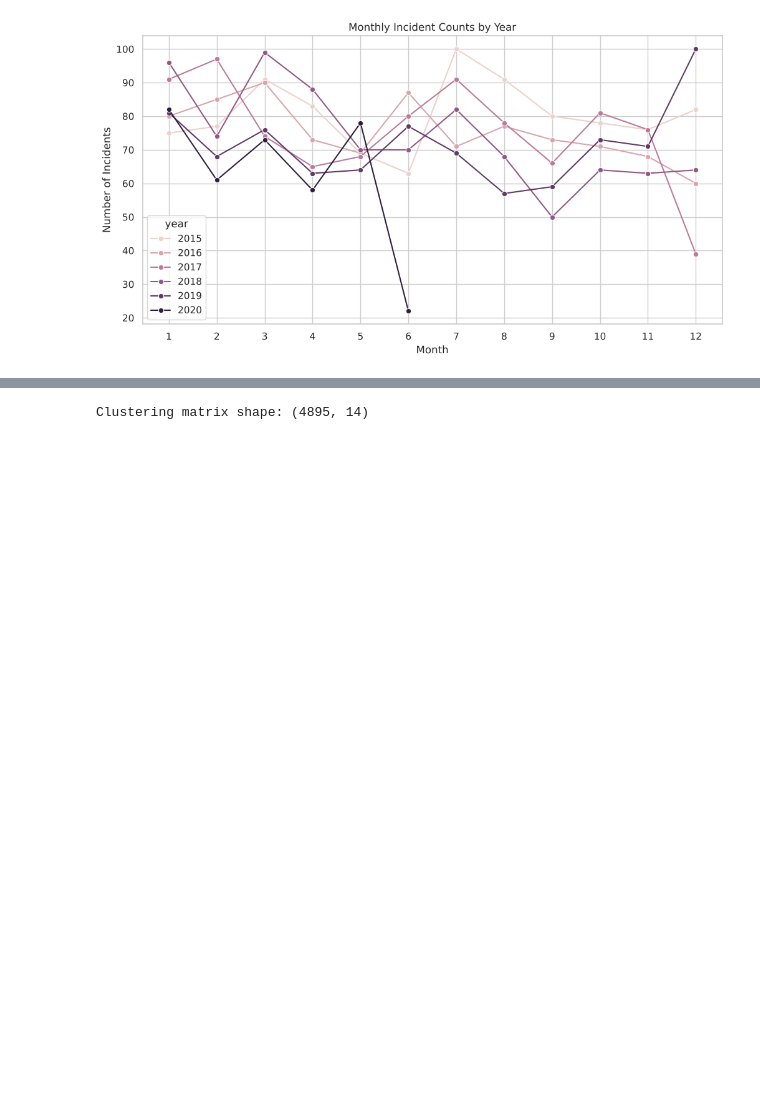
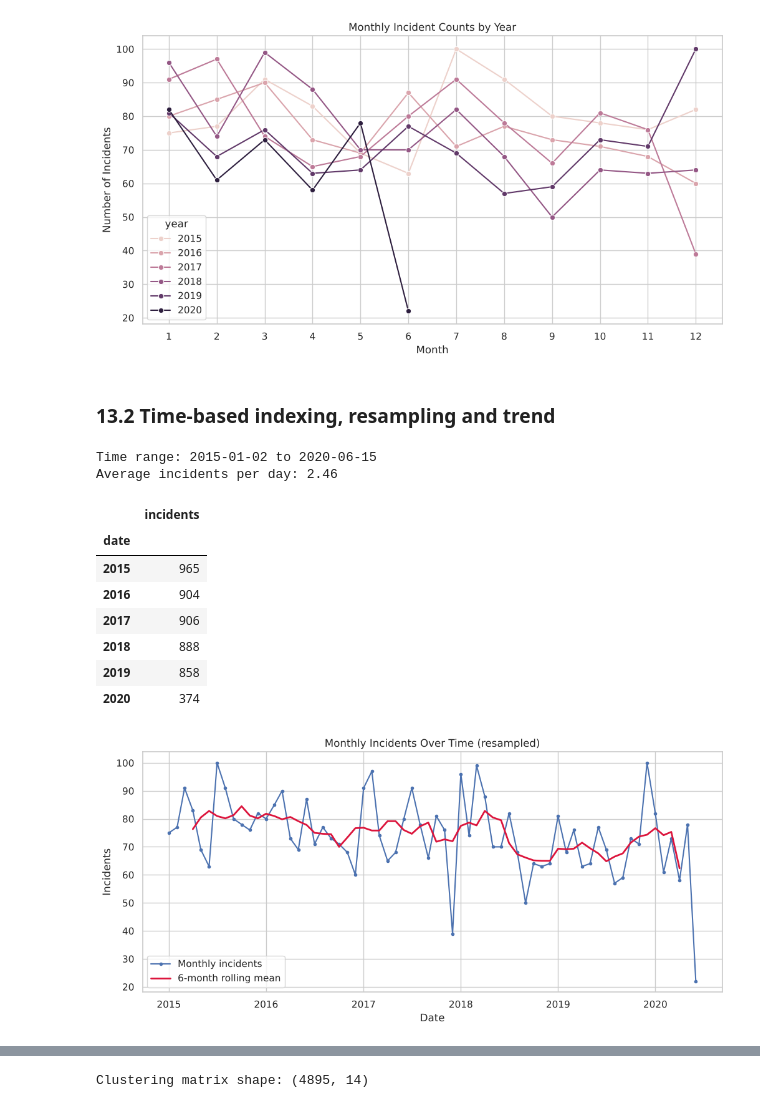
Before and after one commit to Ruchika0912/BCSE331L-EDA-Course-Project, a Jupyter notebook: EDA_Project_Ruchika_Tuteja.ipynb, the cells around one changed output, grey strips where cells are left out. Drawn from its saved outputs; the diff is of its cells as text; code cells hidden in the pictures; blank space fills up the shorter version.

```diff
--- a/EDA_Project_Ruchika_Tuteja.ipynb
+++ b/EDA_Project_Ruchika_Tuteja.ipynb
@@ -367,3 +458,40 @@ plt.xticks(range(1, 13))
 plt.show()
 # %% [output]
 [figure]
+# %% [markdown]
+### 13.2 Time-based indexing, resampling and trend
+# %%
+# Time Series Analysis
+# Time-based indexing: one count per day, with the date as the index
+ts = df.set_index("date").sort_index()
+daily = ts.resample("D").size()
+print("Time range:", daily.index.min().date(), "to", daily.index.max().date())
+print("Average incidents per day:", round(daily.mean(), 2))
+
+# Resampling: daily -> monthly and quarterly
+monthly_ts = ts.resample("MS").size()
+quarterly_ts = ts.resample("QS").size()
+yearly_ts = ts.resample("YS").size()
+display(yearly_ts.rename("incidents").to_frame().set_axis(yearly_ts.index.year))
+
+# Visualising the monthly series with a 6-month rolling mean (trend)
+plt.figure(figsize=(12, 5))
+plt.plot(monthly_ts.index, monthly_ts.values, marker="o", markersize=3, label="Monthly incidents")
+plt.plot(monthly_ts.index, monthly_ts.rolling(6, center=True).mean(), color="crimson", linewidth=2, label="6-month rolling mean")
+plt.title("Monthly Incidents Over Time (resampled)")
+plt.xlabel("Date")
+plt.ylabel("Incidents")
+plt.legend()
+plt.show()
+# %% [output]
+Time range: 2015-01-02 to 2020-06-15
+Average incidents per day: 2.46
+|  | incidents |
+| date |  |
+| 2015 | 965 |
+| 2016 | 904 |
+| 2017 | 906 |
+| 2018 | 888 |
+| 2019 | 858 |
+| 2020 | 374 |
+[figure, added]
```
Also changed, not shown: parts of 75 cells of this notebook, 2 other files.
